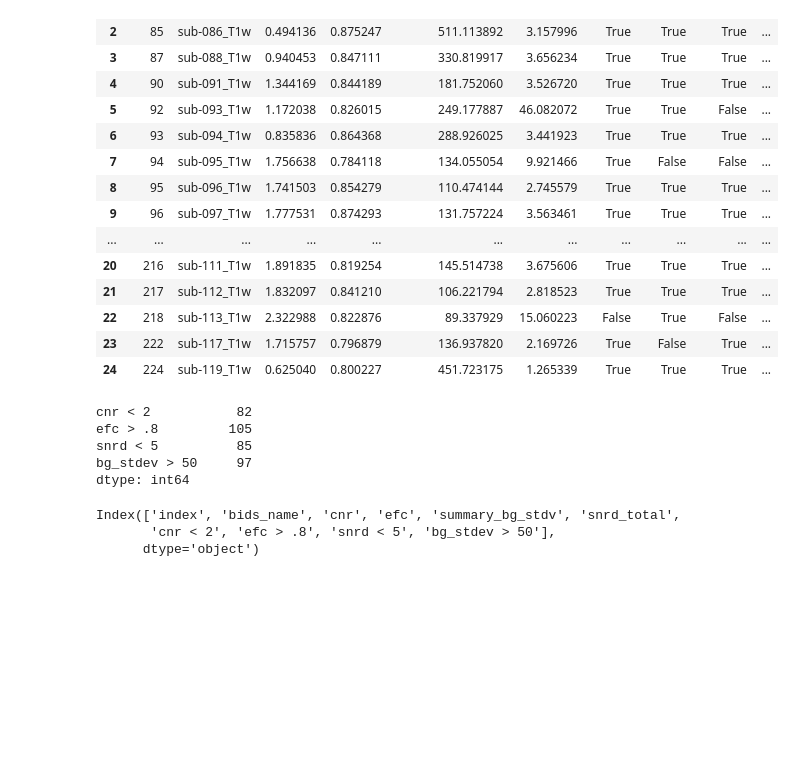
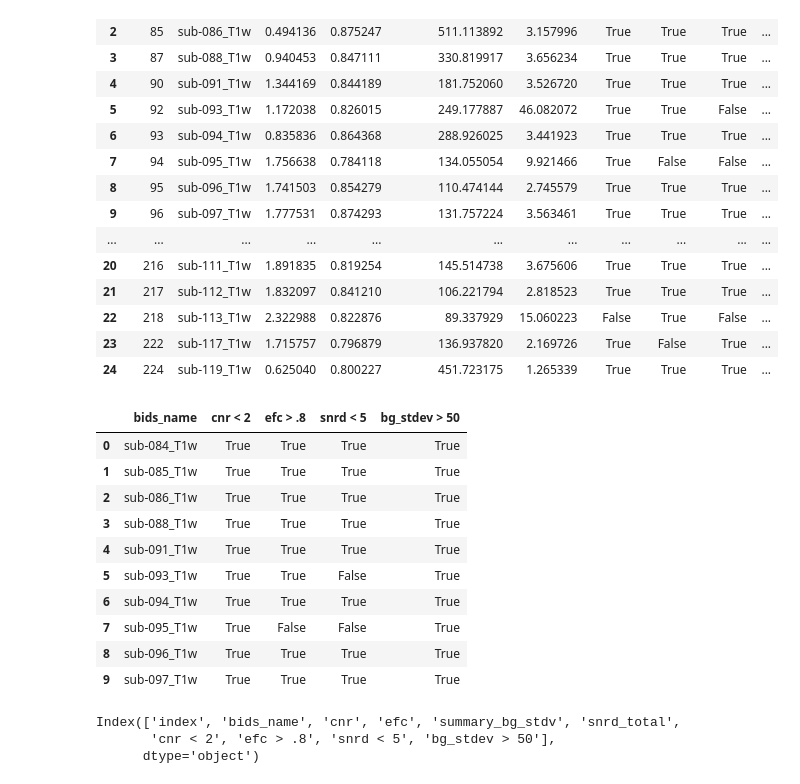
Before and after one commit to Aglinskas/BC-MRI-AE, a Jupyter notebook: Colab Notebooks/00-reviews-show-seg-Copy2.ipynb, the cells around one changed output. Cells and saved outputs as stored; diff of their text form; code cells hidden in the pictures; blank space fills up the shorter version.

```diff
--- a/Colab Notebooks/00-reviews-show-seg-Copy2.ipynb
+++ b/Colab Notebooks/00-reviews-show-seg-Copy2.ipynb
@@ -228,12 +236,20 @@ qc_table.head(25)
+# %%
+qc_table[['bids_name','cnr < 2', 'efc > .8', 'snrd < 5', 'bg_stdev > 50']].head(10)
+# %% [output]
+|  | bids_name | cnr < 2 | efc > .8 | snrd < 5 | bg_stdev > 50 |
+| 0 | sub-084_T1w | True | True | True | True |
+| 1 | sub-085_T1w | True | True | True | True |
+| 2 | sub-086_T1w | True | True | True | True |
+| 3 | sub-088_T1w | True | True | True | True |
+| 4 | sub-091_T1w | True | True | True | True |
+| 5 | sub-093_T1w | True | True | False | True |
+| 6 | sub-094_T1w | True | True | True | True |
+| 7 | sub-095_T1w | True | False | False | True |
+| 8 | sub-096_T1w | True | True | True | True |
+| 9 | sub-097_T1w | True | True | True | True |
 # %%
 #qc_table.groupby(by='index',level=0).sum()
-qc_table[['cnr < 2', 'efc > .8', 'snrd < 5', 'bg_stdev > 50']].sum(axis=0)
+qc_table[['cnr < 2', 'efc > .8', 'snrd < 5', 'bg_stdev > 50']].sum(axis=0).to_csv('../hi.csv')
-# %% [output]
-cnr < 2           82
-efc > .8         105
-snrd < 5          85
-bg_stdev > 50     97
-dtype: int64
 # %%
 qc_table.columns
 # %% [output]
```
Also changed, not shown: parts of 8 cells of this notebook, 1 other file.
